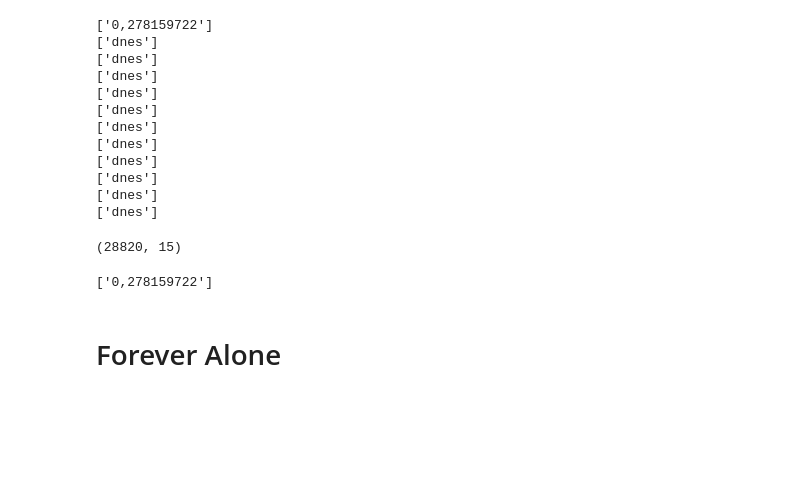
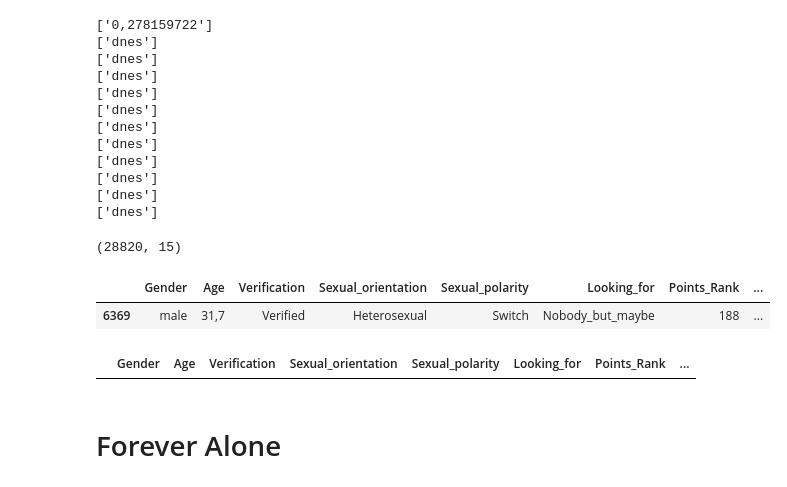
Before and after one commit to crushdig/Data-Science-In-Practice-Project, a Jupyter notebook: LB_project/notebooks/prep/200_prep_datasets.ipynb, the cells around one changed output. Cells and saved outputs as stored; diff of their text form; code cells hidden in the pictures; blank space fills up the shorter version.

```diff
--- a/LB_project/notebooks/prep/200_prep_datasets.ipynb
+++ b/LB_project/notebooks/prep/200_prep_datasets.ipynb
@@ -126,16 +126,16 @@ sexWork_df = sexWork_df[(sexWork_df['Member_since'] != 'dnes')]
 sexWork_df.shape
 # %% [output]
 (28820, 15)
-# %%
-membership = sexWork_df['Member_since']
-
-for j in membership:
-    month = j.split('.')
-    if(len(month)) < 3:
-        print(month)
-invalid_Dates = len(month)
-# %% [output]
-['0,278159722']
+# %%
+sexWork_df[sexWork_df['Member_since'].str.contains('0.278159722')]
+# %% [output]
+|  | Gender | Age | Verification | Sexual_orientation | Sexual_polarity | Looking_for | Points_Rank | ... |
+| 6369 | male | 31,7 | Verified | Heterosexual | Switch | Nobody_but_maybe | 188 | ... |
+# %%
+sexWork_df = sexWork_df.drop(sexWork_df.index[[6369]])
+sexWork_df[sexWork_df['Member_since'].str.contains('0.278159722')]
+# %% [output]
+|  | Gender | Age | Verification | Sexual_orientation | Sexual_polarity | Looking_for | Points_Rank | ... |
 # %% [markdown]
 # Forever Alone
 # %%
```
